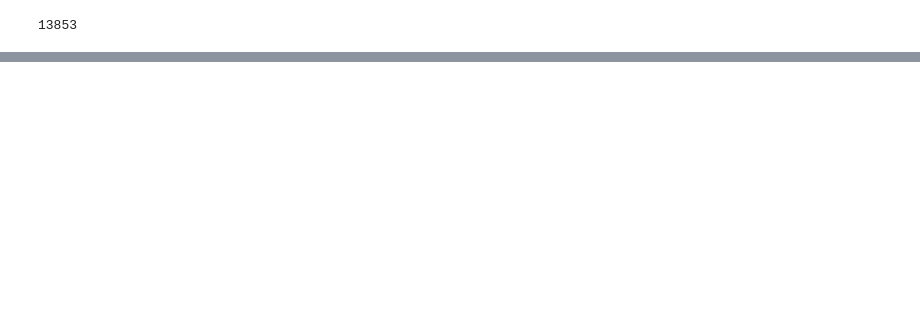
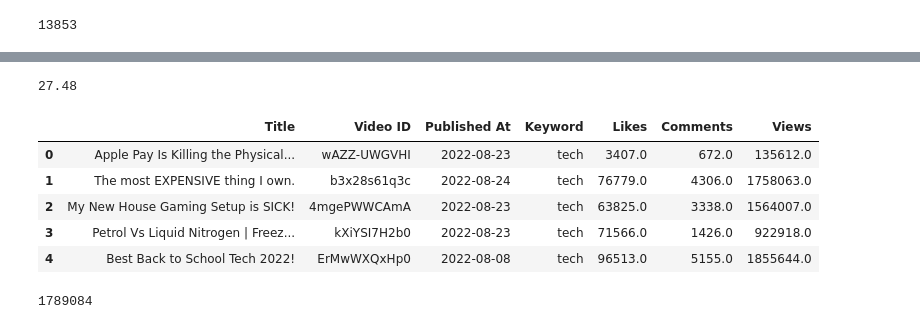
Before and after one commit to hyul77/hyul-dictionary, a Jupyter notebook: 22.빅데이터전문기사/실기/all.ipynb, the cells around one changed output, grey strips where cells are left out. Drawn from its saved outputs; the diff is of its cells as text; code cells hidden in the pictures; blank space fills up the shorter version.

```diff
--- a/22.빅데이터전문기사/실기/all.ipynb
+++ b/22.빅데이터전문기사/실기/all.ipynb
@@ -291,0 +305,26 @@ print(main)
+# %%
+# Temperature컬럼에서 숫자가 아닌 문자들을 제거후 숫자 타입으로 바꾸고 3분위수에서 1분위수의 차이를 소숫점 이하 2자리까지 구하여라
+df['T'] = df['Temperature'].str.extract('(\d+\.\d+)').astype(float)
+q1 = df['T'].quantile(1/4)
+q3 = df['T'].quantile(3/4)
+
+print(round(q3-q1,2))
+# %% [output]
+27.48
+# %%
+import pandas as pd
+df = pd.read_csv('https://raw.githubusercontent.com/Datamanim/datarepo/main/krdatacertificate/e4_p1_2.csv')
+df.head(5)
+# %% [output]
+|  | Title | Video ID | Published At | Keyword | Likes | Comments | Views |
+| 0 | Apple Pay Is Killing the Physical... | wAZZ-UWGVHI | 2022-08-23 | tech | 3407.0 | 672.0 | 135612.0 |
+| 1 | The most EXPENSIVE thing I own. | b3x28s61q3c | 2022-08-24 | tech | 76779.0 | 4306.0 | 1758063.0 |
+| 2 | My New House Gaming Setup is SICK! | 4mgePWWCAmA | 2022-08-23 | tech | 63825.0 | 3338.0 | 1564007.0 |
+| 3 | Petrol Vs Liquid Nitrogen | Freez... | kXiYSI7H2b0 | 2022-08-23 | tech | 71566.0 | 1426.0 | 922918.0 |
+| 4 | Best Back to School Tech 2022! | ErMwWXQxHp0 | 2022-08-08 | tech | 96513.0 | 5155.0 | 1855644.0 |
+# %%
+# Likes를 Comments로 나눈 비율이 20이상이면서 Keyword값이 minecraft인 영상들의 Views값의 평균을 정수로 구하여라
+ans = df[(df['Likes'] / df['Comments'] >= 20) & (df['Keyword']=='minecraft')]['Views'].mean()
+print(int(ans))
+# %% [output]
+1789084
```
Also changed, not shown: parts of 9 cells of this notebook.
